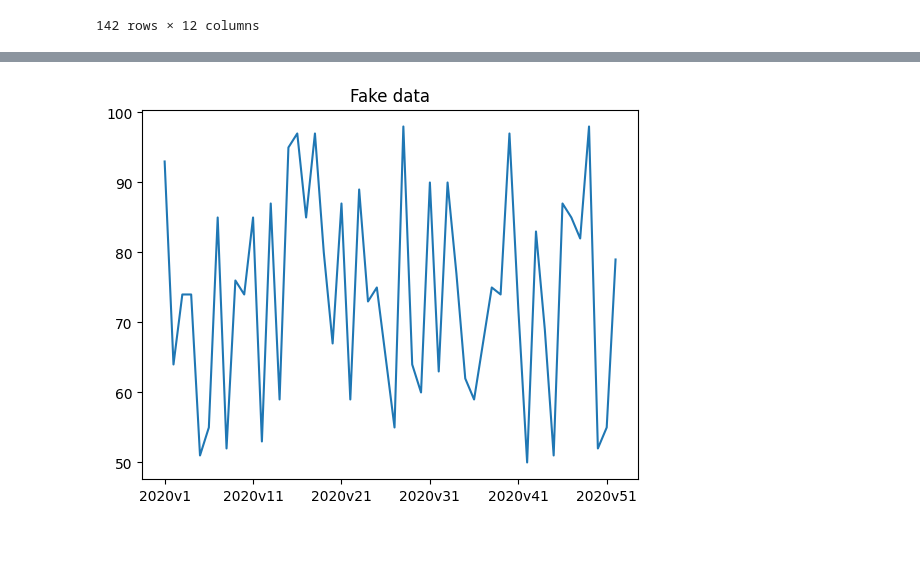
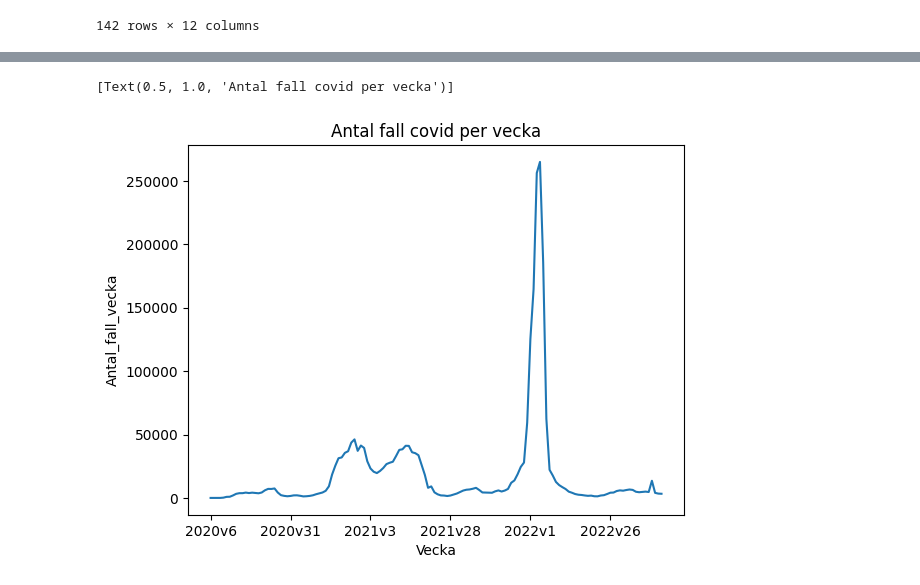
Before and after one commit to SCGlass/Data-Processing-Sam-Glass, a Jupyter notebook: Lab_Covid/Lab_covid.ipynb, the cells around one changed output, grey strips where cells are left out. Saved outputs shown, nothing was run; the diff lists cells and outputs as text; code cells hidden in the pictures; blank space fills up the shorter version.

```diff
--- a/Lab_Covid/Lab_covid.ipynb
+++ b/Lab_Covid/Lab_covid.ipynb
@@ -116,11 +116,9 @@ ax.set(title= "Antal avlinda covid per vecka")
-# %%
-ax = plt.axes()
-
-weeks = [f"2020v{i}" for i in range(1,53)]
-values = np.random.randint(50,100, 52)
-
-sns.lineplot(x = weeks, y = values, ax = ax)
-ax.set(title = "Fake data")
-ax.xaxis.set_major_locator(plt.MaxNLocator(6))
-# %% [output]
-[figure, removed]
+# %%
+ax = plt.axes()
+
+sns.lineplot(x = "Vecka", y = "Antal_fall_vecka", data=df_covid_week_sweden)
+ax.xaxis.set_major_locator(plt.MaxNLocator(7))
+ax.set(title= "Antal fall covid per vecka")
+# %% [output]
+[Text(0.5, 1.0, 'Antal fall covid per vecka')]
+[figure, added]
```
Also changed, not shown: parts of 3 cells of this notebook.
